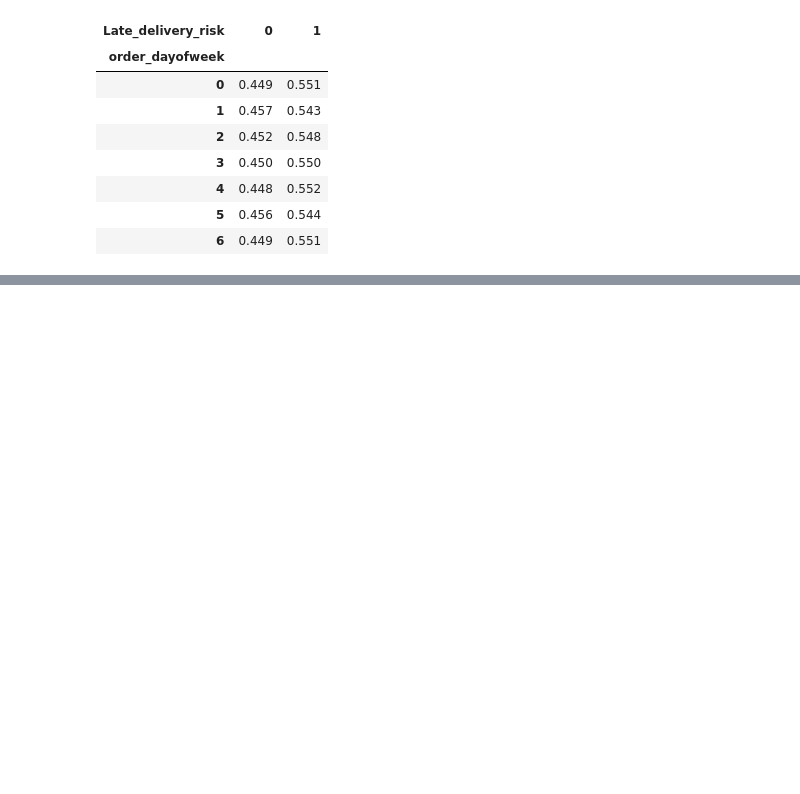
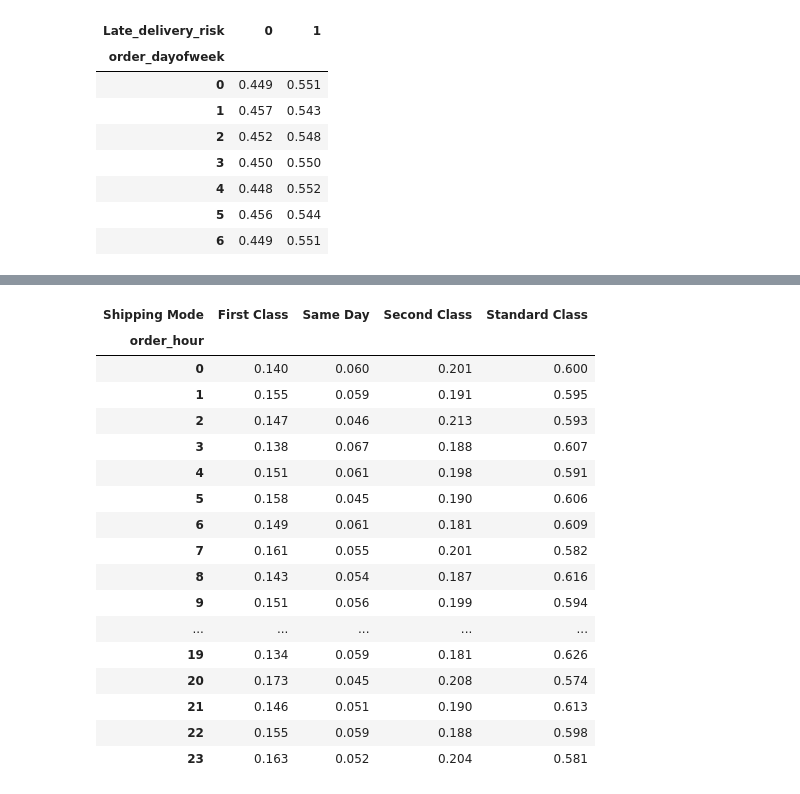
Before and after one commit to elhamrouzban/LogiGuard, a Jupyter notebook: notebooks/01_data_understanding.ipynb, the cells around one changed output, grey strips where cells are left out. Drawn from its saved outputs; the diff is of its cells as text; code cells hidden in the pictures; blank space fills up the shorter version.

```diff
--- a/notebooks/01_data_understanding.ipynb
+++ b/notebooks/01_data_understanding.ipynb
@@ -665,0 +691,25 @@ pd.crosstab(
+# %%
+pd.crosstab(
+    df["order_hour"],
+    df["Shipping Mode"],
+    normalize="index"
+).round(3)
+# %% [output]
+| Shipping Mode | First Class | Same Day | Second Class | Standard Class |
+| order_hour |  |  |  |  |
+| 0 | 0.140 | 0.060 | 0.201 | 0.600 |
+| 1 | 0.155 | 0.059 | 0.191 | 0.595 |
+| 2 | 0.147 | 0.046 | 0.213 | 0.593 |
+| 3 | 0.138 | 0.067 | 0.188 | 0.607 |
+| 4 | 0.151 | 0.061 | 0.198 | 0.591 |
+| 5 | 0.158 | 0.045 | 0.190 | 0.606 |
+| 6 | 0.149 | 0.061 | 0.181 | 0.609 |
+| 7 | 0.161 | 0.055 | 0.201 | 0.582 |
+| 8 | 0.143 | 0.054 | 0.187 | 0.616 |
+| 9 | 0.151 | 0.056 | 0.199 | 0.594 |
+| ... | ... | ... | ... | ... |
+| 19 | 0.134 | 0.059 | 0.181 | 0.626 |
+| 20 | 0.173 | 0.045 | 0.208 | 0.574 |
+| 21 | 0.146 | 0.051 | 0.190 | 0.613 |
+| 22 | 0.155 | 0.059 | 0.188 | 0.598 |
+| 23 | 0.163 | 0.052 | 0.204 | 0.581 |
```
Also changed, not shown: parts of 10 cells of this notebook, 1 other file.
